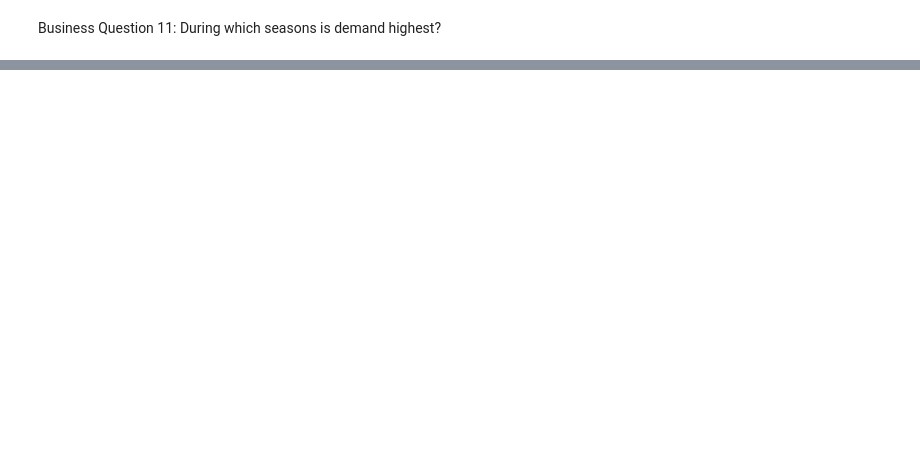
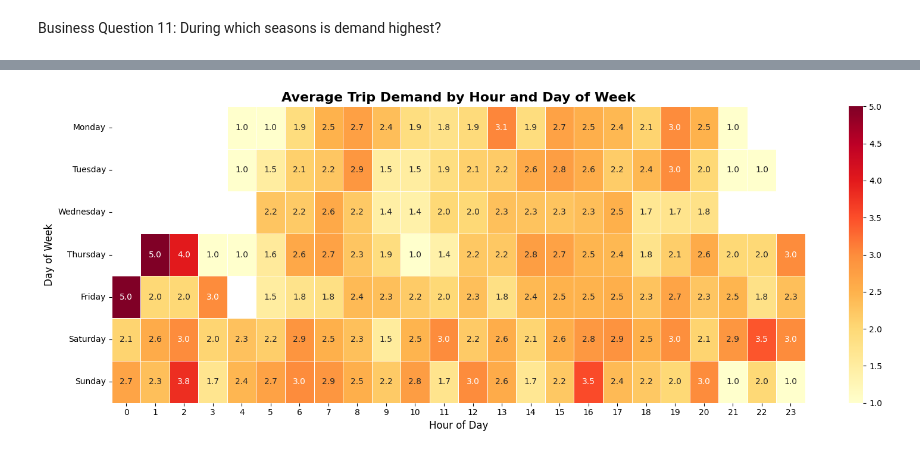
Before and after one commit to lamoski/RideMetrics, a Jupyter notebook: working_file.ipynb, the cells around one changed output, grey strips where cells are left out. Saved outputs shown, nothing was run; the diff lists cells and outputs as text; code cells hidden in the pictures; blank space fills up the shorter version.

```diff
--- a/working_file.ipynb
+++ b/working_file.ipynb
@@ -1329,0 +1373,32 @@ seasonal_demand          (4, 4)                   0         0
+# %%
+# Create pivot table — hour vs day of week
+pivot_demand = df_ml_demand_gold.groupby(
+    ['day_of_week', 'hour']
+)['trip_count'].mean().unstack()
+
+# Reorder days
+day_order = ['Monday', 'Tuesday', 'Wednesday',
+             'Thursday', 'Friday', 'Saturday', 'Sunday']
+pivot_demand = pivot_demand.reindex(day_order)
+
+# Plot heatmap
+fig, ax = plt.subplots(figsize=(16, 6))
+
+sns.heatmap(
+    pivot_demand,
+    annot=True,
+    fmt='.1f',
+    cmap='YlOrRd',
+    ax=ax,
+    linewidths=0.5
+)
+
+ax.set_title('Average Trip Demand by Hour and Day of Week',
+             fontsize=16, fontweight='bold')
+ax.set_xlabel('Hour of Day', fontsize=12)
+ax.set_ylabel('Day of Week', fontsize=12)
+
+plt.tight_layout()
+plt.show()
+# %% [output]
+[figure, added]
```
Also changed, not shown: parts of 37 cells of this notebook, 2 other files.
